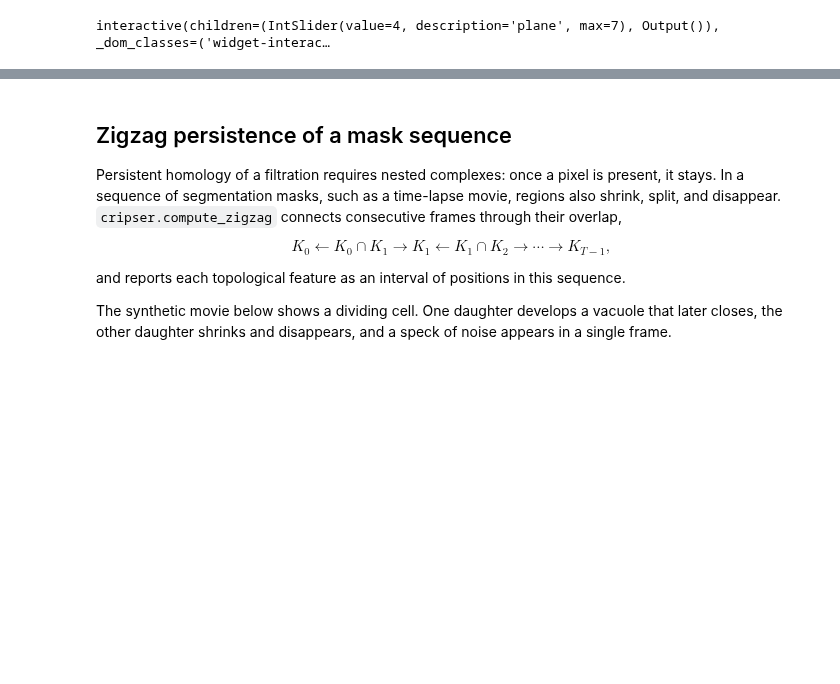
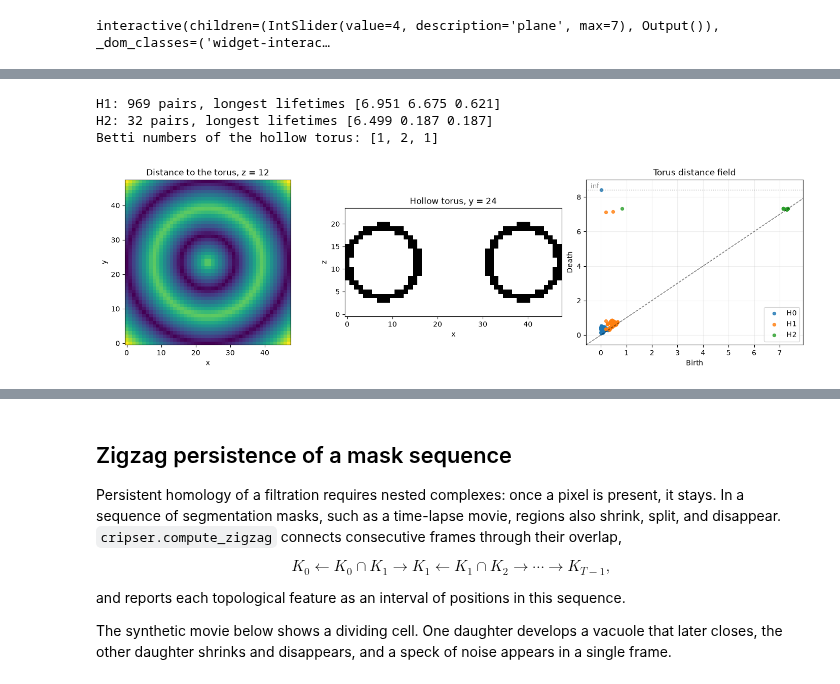
Before and after one commit to shizuo-kaji/CubicalRipser, a Jupyter notebook: demo/cubicalripser.ipynb, the cells around one changed output, grey strips where cells are left out. Cells and saved outputs as stored; diff of their text form; code cells hidden in the pictures; blank space fills up the shorter version.

```diff
--- a/demo/cubicalripser.ipynb
+++ b/demo/cubicalripser.ipynb
@@ -721,0 +726,27 @@ interactive(children=(IntSlider(value=4, description='plane', max=7), Output()),
+# %%
+from cripser import datasets
+
+torus_field = datasets.torus((48, 48, 24))  # axis of revolution along the last axis
+torus_pairs = cripser.compute_ph(torus_field, maxdim=2)
+for dim in (1, 2):
+    in_dim = torus_pairs[torus_pairs[:, 0] == dim]
+    lifetimes = np.sort(in_dim[:, 2] - in_dim[:, 1])[::-1]
+    print(f"H{dim}: {len(in_dim)} pairs, longest lifetimes {lifetimes[:3]}")
+
+hollow_torus = np.where(torus_field <= 0.85, 0.0, 1.0)
+hollow_pairs = cripser.compute_ph(hollow_torus, maxdim=2)
+born_at_zero = hollow_pairs[hollow_pairs[:, 1] == 0]
+print("Betti numbers of the hollow torus:", [int(np.sum(born_at_zero[:, 0] == k)) for k in range(3)])
+
+fig, axes = plt.subplots(1, 3, figsize=(14, 4), constrained_layout=True)
+axes[0].imshow(torus_field[:, :, 12].T, origin="lower")
+axes[0].set(title="Distance to the torus, z = 12", xlabel="x", ylabel="y")
+axes[1].imshow(hollow_torus[:, 24, :].T, origin="lower", cmap="gray")
+axes[1].set(title="Hollow torus, y = 24", xlabel="x", ylabel="z")
+cripser.plot_diagrams(torus_pairs, labels=["H0", "H1", "H2"], ax=axes[2], title="Torus distance field")
+plt.show()
+# %% [output]
+H1: 969 pairs, longest lifetimes [6.951 6.675 0.621]
+H2: 32 pairs, longest lifetimes [6.499 0.187 0.187]
+Betti numbers of the hollow torus: [1, 2, 1]
+[figure, added]
```
Also changed, not shown: parts of 13 cells of this notebook.
